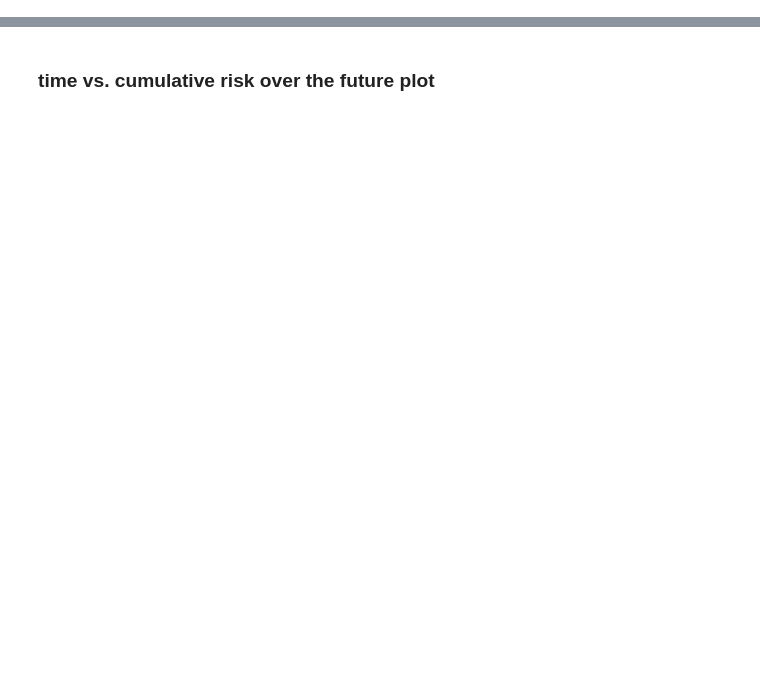
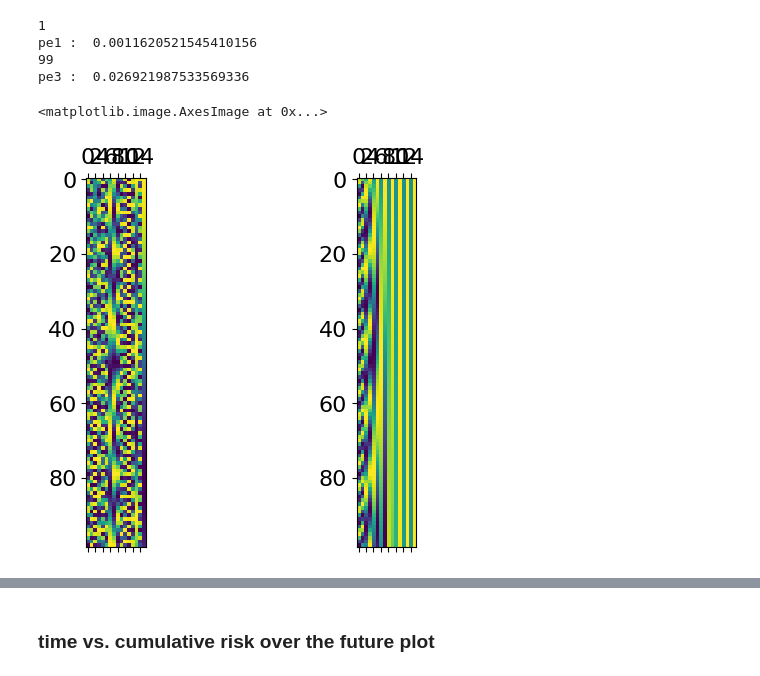
Before and after one commit to neurodata/ProL, a Jupyter notebook: notebooks/4-time-aware-erm-transformers.ipynb, the cells around one changed output, grey strips where cells are left out. Cells and saved outputs as stored; diff of their text form; code cells hidden in the pictures; blank space fills up the shorter version.

```diff
--- a/notebooks/4-time-aware-erm-transformers.ipynb
+++ b/notebooks/4-time-aware-erm-transformers.ipynb
@@ -143,0 +243,17 @@ Training loss at epoch 2901 : 0.009614, Training Acc : 1.000000
+# %%
+t = torch.arange(1, 100, 1)
+t = t.view(1, len(t), 1)
+tic = time.time()
+pe1 = model.position_encoder1(t).numpy().squeeze()
+toc = time.time()
+print("pe1 : ", toc - tic)
+
+tic = time.time()
+pe2 = model.position_encoder2(t).numpy().squeeze()
+toc = time.time()
+print("pe3 : ", toc - tic)
+# %% [output]
+1
+pe1 :  0.0011620521545410156
+99
+pe3 :  0.026921987533569336
@@ -144,3 +263,10 @@ Training loss at epoch 2901 : 0.009614, Training Acc : 1.000000
+# %%
+fig, ax = plt.subplots(1, 2)
+ax[0].matshow(pe1)
+ax[1].matshow(pe2)
+# %% [output]
+<matplotlib.image.AxesImage at 0x...>
+[figure, added]
 # %%
 t = 1000
 T = 1200
```
Also changed, not shown: parts of 8 cells of this notebook.
